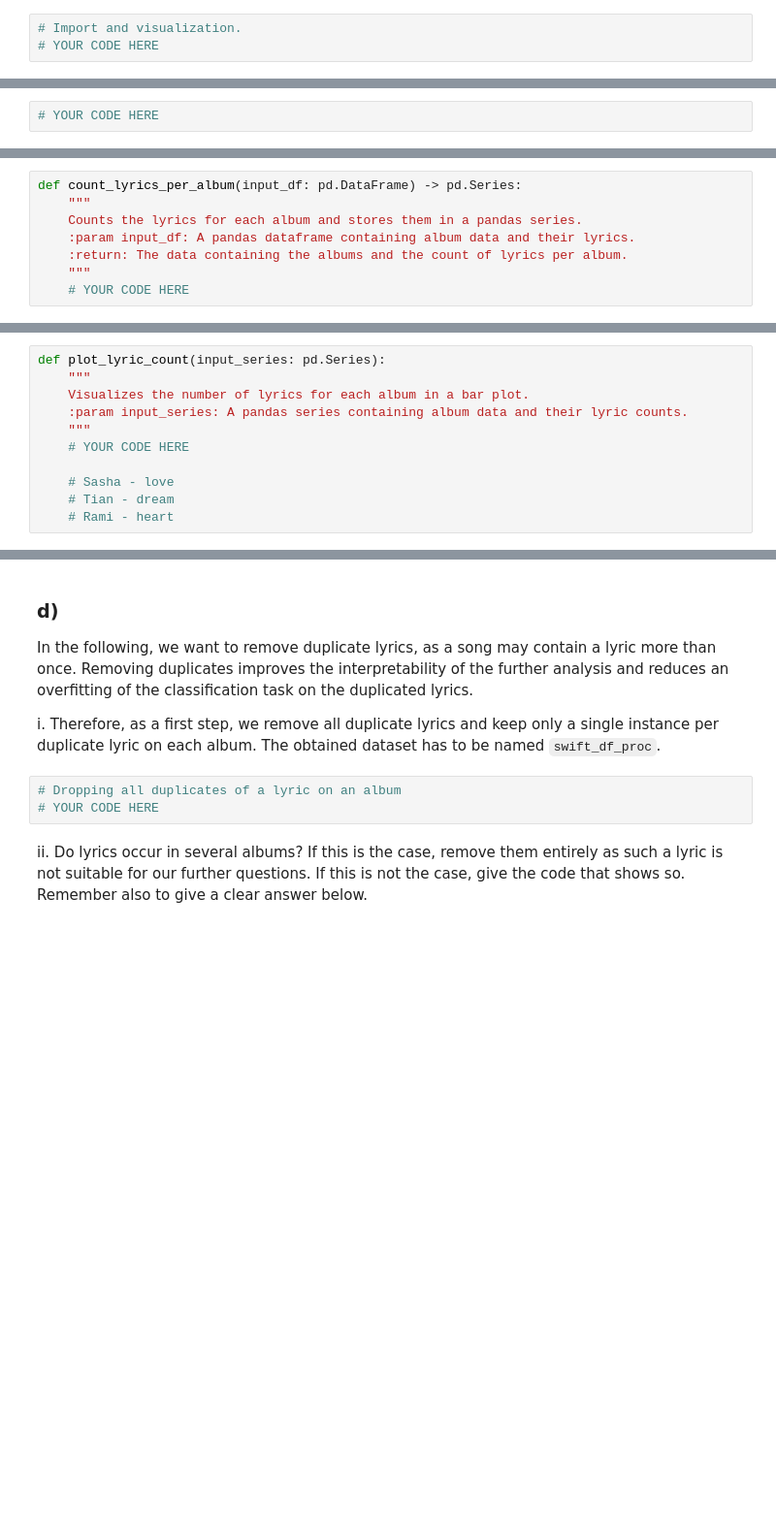
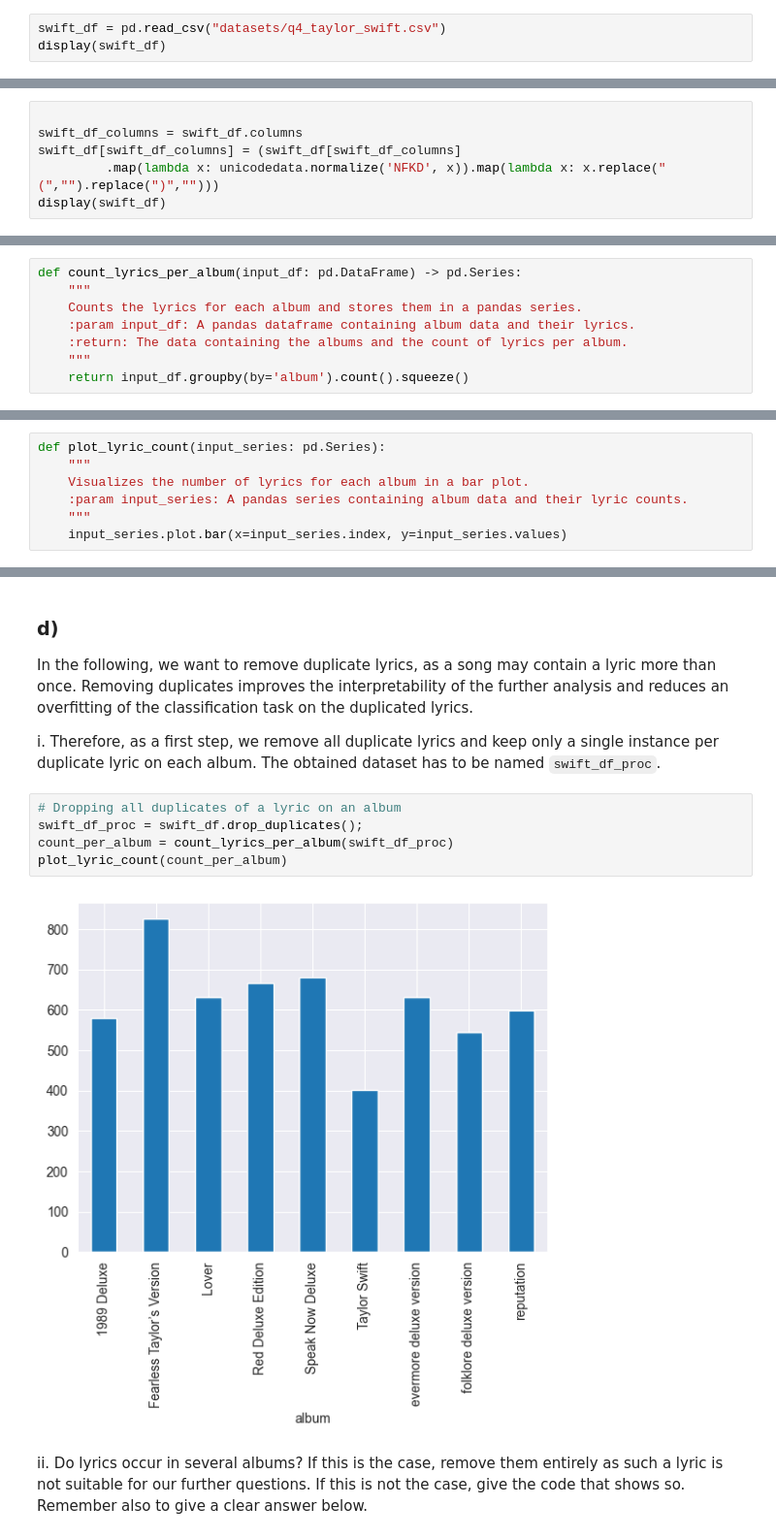
Before and after one commit to sillyduckyluck/IDS_part_2, a Jupyter notebook: Part_2/Q4_Text_Mining.ipynb, the cells around one changed output, grey strips where cells are left out. Shown at 97% size. Drawn from its saved outputs; the diff is of its cells as text; blank space fills up the shorter version.

```diff
--- a/Part_2/Q4_Text_Mining.ipynb
+++ b/Part_2/Q4_Text_Mining.ipynb
@@ -88,5 +88,5 @@ i. First things first. Import the file **q4_taylor_swift.csv** and save it into
 
 _Note: In this question, every lyric is considered as a single document. The data contains lyrics from several albums. The order of the lyrics is preserved considering their album, song and within their song._
 # %%
-# Import and visualization.
-# YOUR CODE HERE
+swift_df = pd.read_csv("datasets/q4_taylor_swift.csv")
+display(swift_df)
@@ -93,4 +107,8 @@ _Note: In this question, every lyric is considered as a single document. The dat
 # %% [markdown]
 ii. As a first step in preprocessing, normalize all unicode encodings using `unicodedata.normalize` with 'NKFD' as the form and remove all closing and opening brackets, i.e., '(' and ')'.
 # %%
-# YOUR CODE HERE
+
+swift_df_columns = swift_df.columns
+swift_df[swift_df_columns] = (swift_df[swift_df_columns]
+         .map(lambda x: unicodedata.normalize('NFKD', x)).map(lambda x: x.replace("(","").replace(")","")))
+display(swift_df)
@@ -104,7 +136,7 @@ def count_lyrics_per_album(input_df: pd.DataFrame) -> pd.Series:
     :param input_df: A pandas dataframe containing album data and their lyrics.
     :return: The data containing the albums and the count of lyrics per album.
     """
-    # YOUR CODE HERE
+    return input_df.groupby(by='album').count().squeeze()
 # %%
 # Using the predefined function to calculate the series of values
 count_per_album = count_lyrics_per_album(swift_df)
@@ -120,11 +163,7 @@ def plot_lyric_count(input_series: pd.Series):
     Visualizes the number of lyrics for each album in a bar plot.
     :param input_series: A pandas series containing album data and their lyric counts.
     """
-    # YOUR CODE HERE
-
-    # Sasha - love
-    # Tian - dream
-    # Rami - heart
+    input_series.plot.bar(x=input_series.index, y=input_series.values)
 # %%
 # Visualizing the data of 'count_per_album' as a bar plot using your function
 plot_lyric_count(count_per_album)
@@ -139,6 +180,10 @@ In the following, we want to remove duplicate lyrics, as a song may contain a ly
 i. Therefore, as a first step, we remove all duplicate lyrics and keep only a single instance per duplicate lyric on each album. The obtained dataset has to be named `swift_df_proc`.
 # %%
 # Dropping all duplicates of a lyric on an album
-# YOUR CODE HERE
+swift_df_proc = swift_df.drop_duplicates();
+count_per_album = count_lyrics_per_album(swift_df_proc)
+plot_lyric_count(count_per_album)
+# %% [output]
+[figure, added]
 # %% [markdown]
 ii. Do lyrics occur in several albums? If this is the case, remove them entirely as such a lyric is not suitable for our further questions. If this is not the case, give the code that shows so. Remember also to give a clear answer below.
```
Also changed, not shown: parts of 58 cells of this notebook.
